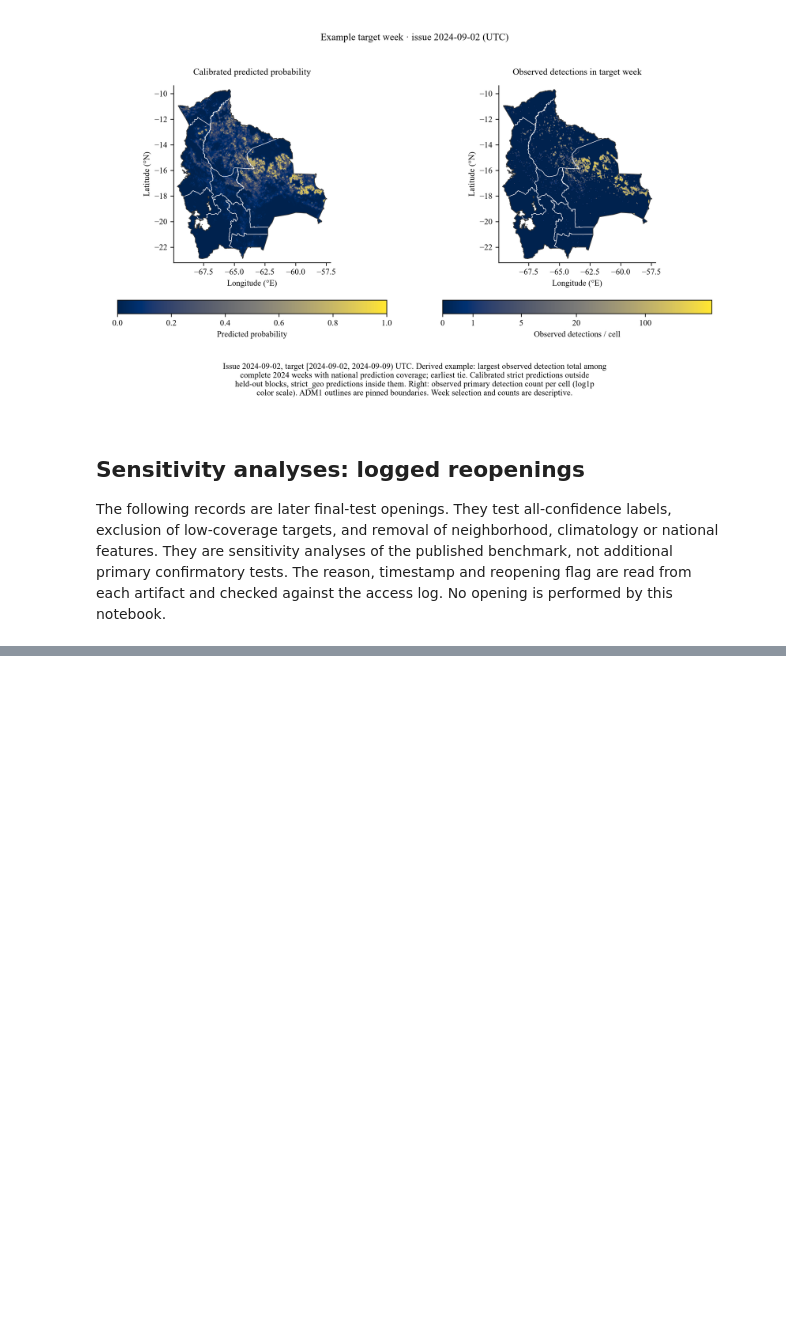
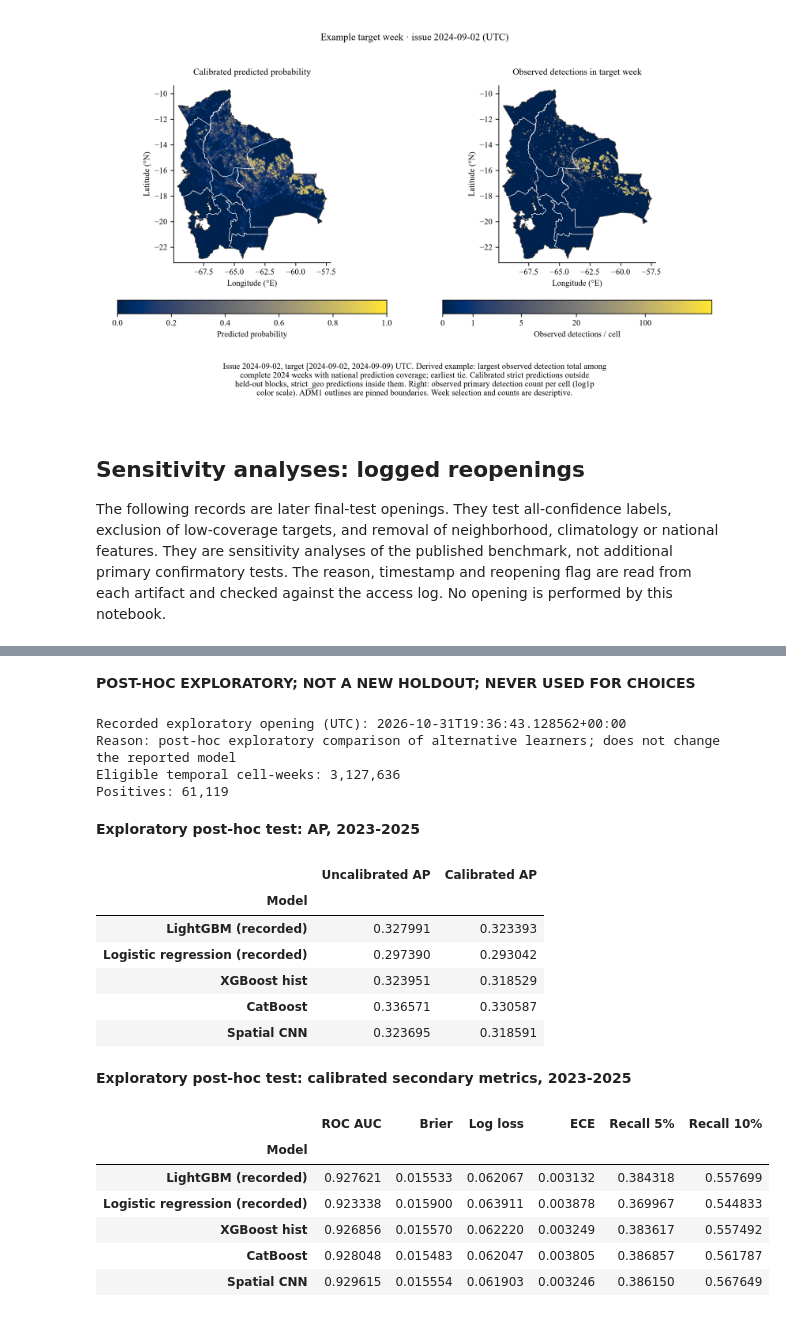
Before and after one commit to Cupesi/bolivia-fire, a Jupyter notebook: notebooks/04_evaluation.ipynb, the cells around one changed output, grey strips where cells are left out. Cells and saved outputs as stored; diff of their text form; code cells hidden in the pictures; blank space fills up the shorter version.

Commit message:
docs(notebooks): render the post-hoc learner comparison

```diff
--- a/notebooks/04_evaluation.ipynb
+++ b/notebooks/04_evaluation.ipynb
@@ -492,0 +576,64 @@ The alternative-learner final-test comparison is pending; available preparation
+# %%
+comparison_test = comparison_record("test")
+comparison_opening = comparison_test["opening"]
+assert comparison_opening in log
+assert comparison_opening["type"] == "post_hoc_comparison"
+assert (
+    comparison_opening["comparison_selection_sha256"]
+    == sha256_file(directory / "comparison_selection.json")
+)
+display(Markdown(f"**{comparison_test['status']}**"))
+print("Recorded exploratory opening (UTC):", comparison_opening["timestamp_utc"])
+print("Reason:", comparison_opening["reason"])
+print("Eligible temporal cell-weeks:", f"{comparison_test['rows']:,}")
+print("Positives:", f"{comparison_test['positives']:,}")
+display(Markdown("**Exploratory post-hoc test: AP, 2023-2025**"))
+comparison_table(
+    [
+        {
+            "Model": label,
+            "Uncalibrated AP": comparison_test["models"][learner]["uncalibrated"][
+                "average_precision"
+            ],
+            "Calibrated AP": comparison_test["models"][learner]["calibrated"][
+                "average_precision"
+            ],
+        }
+        for learner, label in comparison_labels.items()
+    ]
+)
+display(Markdown("**Exploratory post-hoc test: calibrated secondary metrics, 2023-2025**"))
+comparison_table(
+    [
+        {
+            "Model": label,
+            **{
+                title: comparison_test["models"][learner]["calibrated"][key]
+                for key, title in comparison_diagnostics.items()
+            },
+        }
+        for learner, label in comparison_labels.items()
+    ]
+)
+# %% [output]
+**POST-HOC EXPLORATORY; NOT A NEW HOLDOUT; NEVER USED FOR CHOICES**
+Recorded exploratory opening (UTC): 2026-10-31T19:36:43.128562+00:00
+Reason: post-hoc exploratory comparison of alternative learners; does not change the reported model
+Eligible temporal cell-weeks: 3,127,636
+Positives: 61,119
+**Exploratory post-hoc test: AP, 2023-2025**
+|  | Uncalibrated AP | Calibrated AP |
+| Model |  |  |
+| LightGBM (recorded) | 0.327991 | 0.323393 |
+| Logistic regression (recorded) | 0.297390 | 0.293042 |
+| XGBoost hist | 0.323951 | 0.318529 |
+| CatBoost | 0.336571 | 0.330587 |
+| Spatial CNN | 0.323695 | 0.318591 |
+**Exploratory post-hoc test: calibrated secondary metrics, 2023-2025**
+|  | ROC AUC | Brier | Log loss | ECE | Recall 5% | Recall 10% |
+| Model |  |  |  |  |  |  |
+| LightGBM (recorded) | 0.927621 | 0.015533 | 0.062067 | 0.003132 | 0.384318 | 0.557699 |
+| Logistic regression (recorded) | 0.923338 | 0.015900 | 0.063911 | 0.003878 | 0.369967 | 0.544833 |
+| XGBoost hist | 0.926856 | 0.015570 | 0.062220 | 0.003249 | 0.383617 | 0.557492 |
+| CatBoost | 0.928048 | 0.015483 | 0.062047 | 0.003805 | 0.386857 | 0.561787 |
+| Spatial CNN | 0.929615 | 0.015554 | 0.061903 | 0.003246 | 0.386150 | 0.567649 |
```
Also changed, not shown: parts of 8 cells of this notebook.
